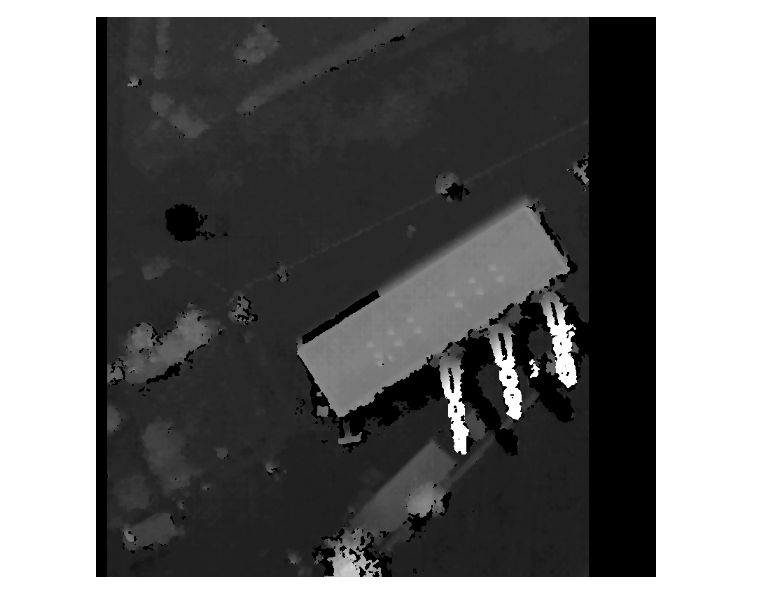
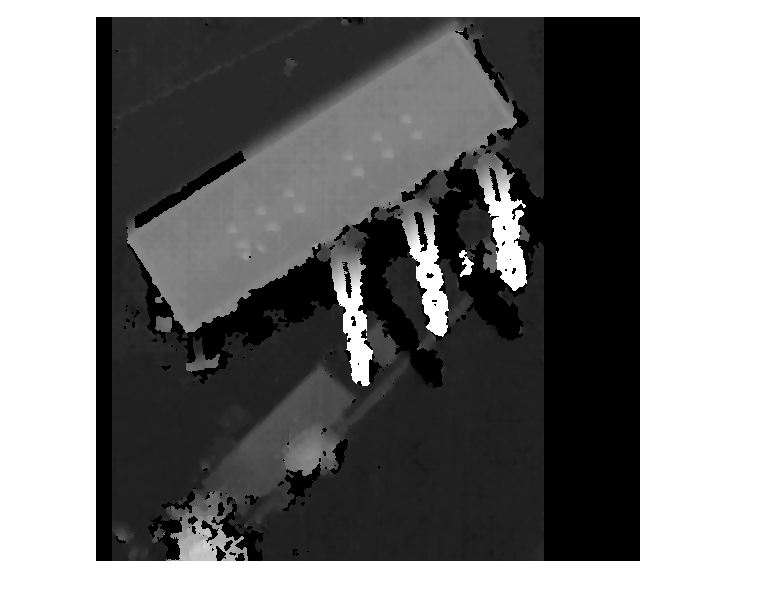
Before and after one commit to znah/notebooks, a Jupyter notebook: stereo.ipynb, the cells around one changed output. Drawn from its saved outputs; the diff is of its cells as text; code cells hidden in the pictures.

```diff
--- a/stereo.ipynb
+++ b/stereo.ipynb
@@ -7,3 +10,5 @@ figsize(10, 8)
 # %%
 img_r = np.float32(cv2.imread('data/03_right.bmp')) / 255.0
 img_l = np.float32(cv2.imread('data/03_left.bmp')) / 255.0
+img_l = img_l[256:, 256:]
+img_r = img_r[256:, 256:]
@@ -89,10 +77,10 @@ def make_stereo(dmin, dmax, P1=40, P2=400): #
 # %%
 st = make_stereo(-dmax, -dmin, P1=40, P2=400)
 Dsg = st.compute(np.uint8(img_r*255), np.uint8(img_l*255))
 
 vis = -np.float32(Dsg)
 vis = (vis - vis.min()) / 500.0
 vis[vis == vis.max()] = 0
-show_array(vis)
+showarray(vis)
 # %% [output]
-[figure, old version]
+[figure, new version]
```
Also changed, not shown: parts of 7 cells of this notebook, 4 other files.
